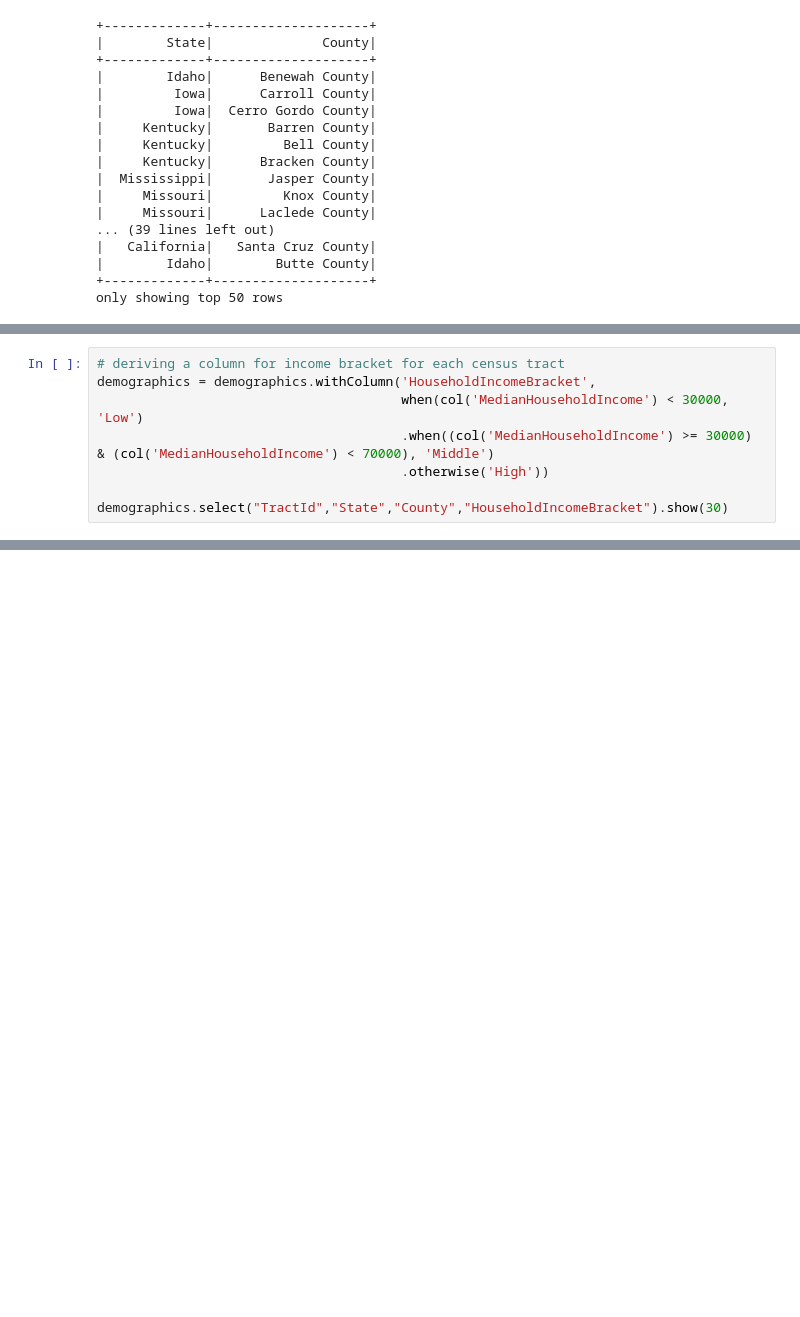
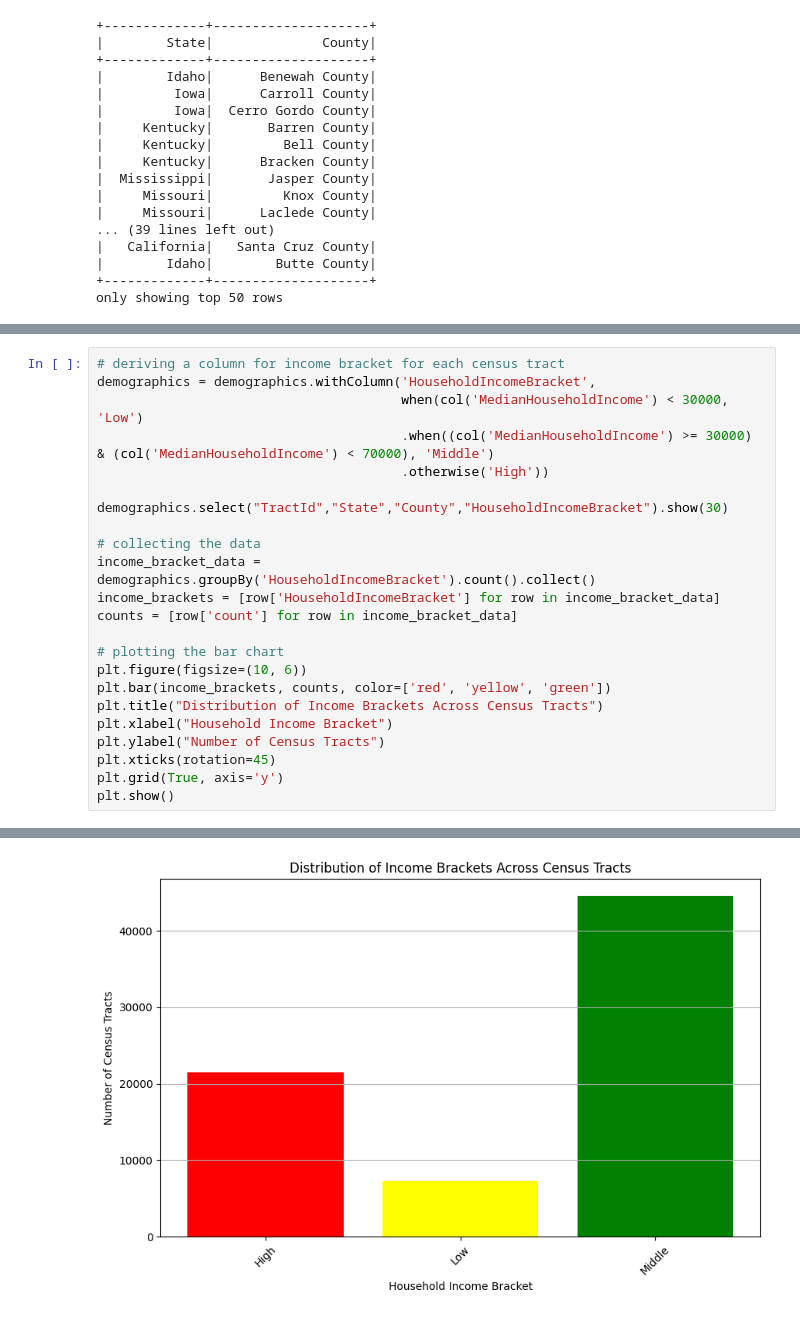
Before and after one commit to emanfj/Healthcare-Disparities-Analysis, a Jupyter notebook: census_2017.ipynb, the cells around one changed output, grey strips where cells are left out. Cells and saved outputs as stored; diff of their text form; blank space fills up the shorter version.

```diff
--- a/census_2017.ipynb
+++ b/census_2017.ipynb
@@ -178,29 +209,45 @@ only showing top 20 rows
 # %%
 # deriving a column for income bracket for each census tract
 demographics = demographics.withColumn('HouseholdIncomeBracket',
                                        when(col('MedianHouseholdIncome') < 30000, 'Low')
                                        .when((col('MedianHouseholdIncome') >= 30000) & (col('MedianHouseholdIncome') < 70000), 'Middle')
                                        .otherwise('High'))
 
 demographics.select("TractId","State","County","HouseholdIncomeBracket").show(30)
+
+# collecting the data
+income_bracket_data = demographics.groupBy('HouseholdIncomeBracket').count().collect()
+income_brackets = [row['HouseholdIncomeBracket'] for row in income_bracket_data]
+counts = [row['count'] for row in income_bracket_data]
+
+# plotting the bar chart
+plt.figure(figsize=(10, 6))
+plt.bar(income_brackets, counts, color=['red', 'yellow', 'green'])
+plt.title("Distribution of Income Brackets Across Census Tracts")
+plt.xlabel("Household Income Bracket")
+plt.ylabel("Number of Census Tracts")
+plt.xticks(rotation=45)
+plt.grid(True, axis='y')
+plt.show()
 # %% [output]
 +----------+-------+--------------+----------------------+
 |   TractId|  State|        County|HouseholdIncomeBracket|
 +----------+-------+--------------+----------------------+
 |1001020100|Alabama|Autauga County|                Middle|
 |1001020200|Alabama|Autauga County|                Middle|
 |1001020300|Alabama|Autauga County|                Middle|
 |1001020400|Alabama|Autauga County|                Middle|
 |1001020500|Alabama|Autauga County|                Middle|
 |1001020600|Alabama|Autauga County|                Middle|
 |1001020700|Alabama|Autauga County|                Middle|
 |1001020801|Alabama|Autauga County|                  High|
 |1001020802|Alabama|Autauga County|                Middle|
 ... (19 lines left out)
 |1003011101|Alabama|Baldwin County|                Middle|
 |1003011102|Alabama|Baldwin County|                Middle|
 +----------+-------+--------------+----------------------+
 only showing top 30 rows
+[figure, added]
 # %%
 """deriving a column for ethnic diversity based on Simpson's Diversity Index
 formula -> (1 - (sum of squared error of each ethnic group))
```
Also changed, not shown: parts of 7 cells of this notebook.
